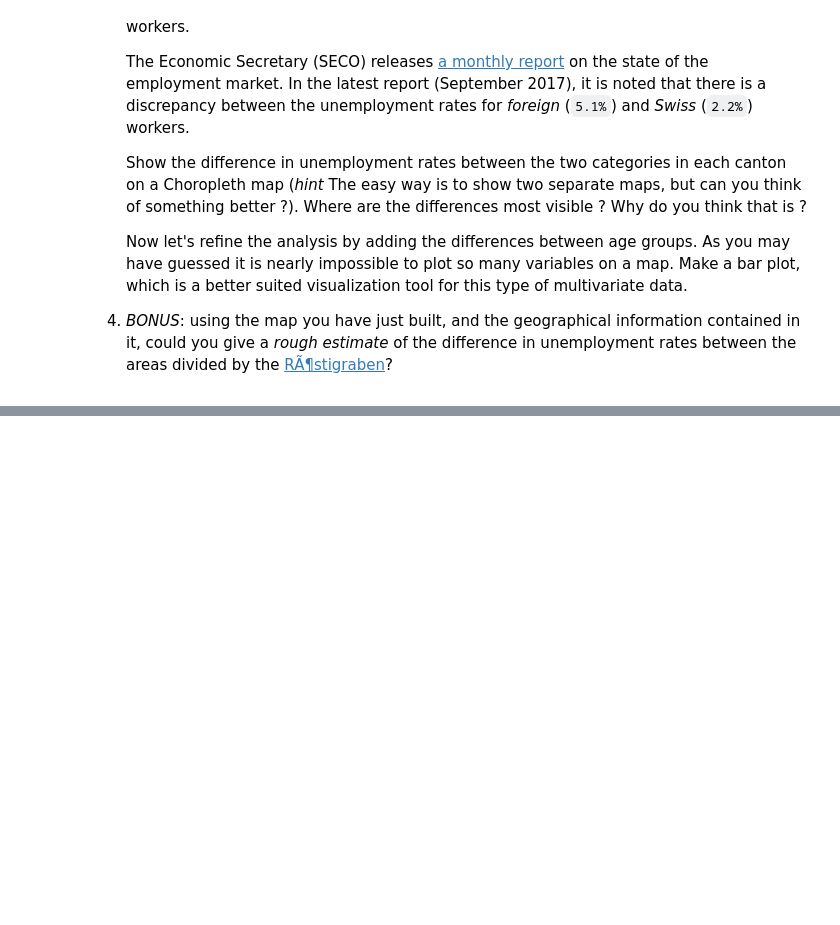
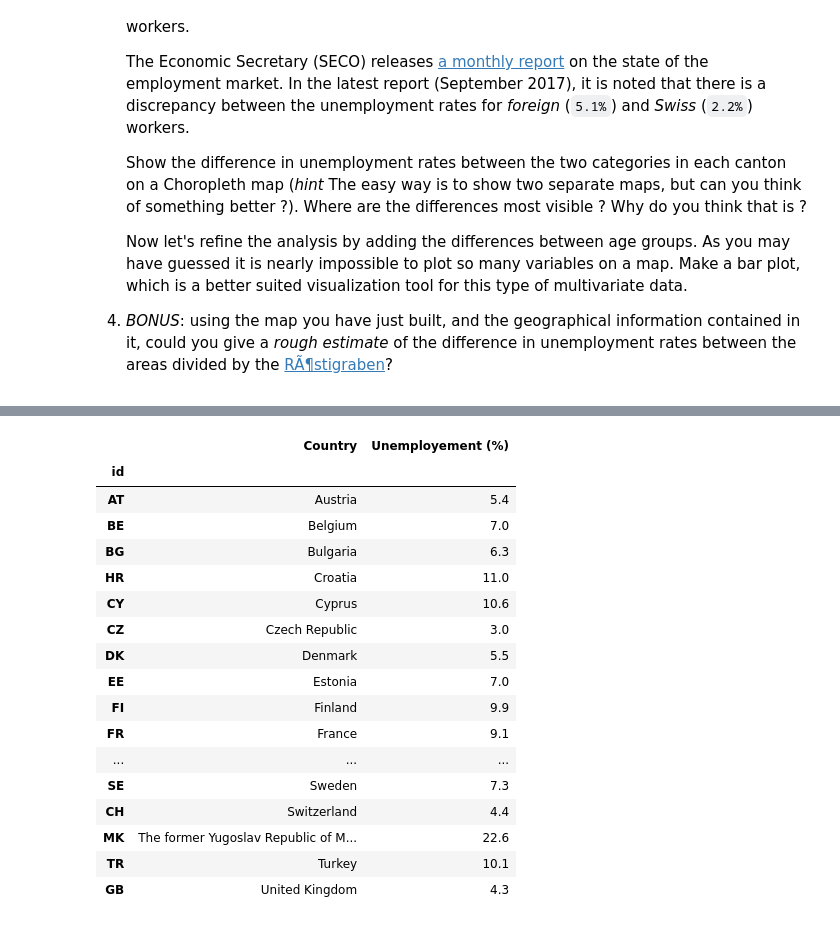
Before and after one commit to sbeuret/ADAProject_Bacsa_Beuret_Santarelli, a Jupyter notebook: 03 - Interactive Viz/Homework3.ipynb, the cells around one changed output, grey strips where cells are left out. Cells and saved outputs as stored; diff of their text form; code cells hidden in the pictures; blank space fills up the shorter version.

```diff
--- a/03 - Interactive Viz/Homework3.ipynb
+++ b/03 - Interactive Viz/Homework3.ipynb
@@ -71,32 +75,51 @@ EU_DATA_FOLDER=DATA_FOLDER + '/LFS-quaterly-TotalUnemployment'
 urgan_data = pd.read_excel(EU_DATA_FOLDER + '/lfsq_urgan-2.xls', sheetname='Data', header=11);
 
 #keep most recent unemployement rates i.e. from second quarter of 2017
 urgan = urgan_data[['GEO/TIME','2017Q2']]
 
 #drop  Europe stats + ":"+"nan" + Sepcial values
 urgan= urgan.drop([0,1,2,3,4,5,41,39,40],axis=0)
 #change columns name
 urgan= urgan.rename(columns={'GEO/TIME': 'Country', '2017Q2': 'Unemployement (%)'})
 
 #change countries name to merge with the topojson data later
 urgan = urgan.set_value(10,'Country','Germany')
 urgan = urgan.set_value(37,'Country','The former Yugoslav Republic of Macedonia')
 
 #create data frame with countries id  and names from the topo
 topo= pd.read_json('./topojson/europe.topojson.json',typ= 'series')
 eu_topo= pd.DataFrame(topo['objects']['europe']['geometries'])
 #get ids and names
 countries_id=eu_topo['id']
 countries_name=pd.DataFrame(list(eu_topo['properties'].values))
 #create df with id and name
 eu_code=pd.DataFrame()
 eu_code['id']=countries_id
 eu_code['Country']=countries_name['NAME']
 eu_code =eu_code.sort_values('Country')
 eu_code.head(100)
 
 #merge ids and unemployement rates using the country's name
-urgan = pd.merge(eu_code,urgan_recent, 'inner')
+urgan = pd.merge(eu_code,urgan, 'inner')
 urgan = urgan.set_index('id')
 urgan
+# %% [output]
+|  | Country | Unemployement (%) |
+| id |  |  |
+| AT | Austria | 5.4 |
+| BE | Belgium | 7.0 |
+| BG | Bulgaria | 6.3 |
+| HR | Croatia | 11.0 |
+| CY | Cyprus | 10.6 |
+| CZ | Czech Republic | 3.0 |
+| DK | Denmark | 5.5 |
+| EE | Estonia | 7.0 |
+| FI | Finland | 9.9 |
+| FR | France | 9.1 |
+| ... | ... | ... |
+| SE | Sweden | 7.3 |
+| CH | Switzerland | 4.4 |
+| MK | The former Yugoslav Republic of M... | 22.6 |
+| TR | Turkey | 10.1 |
+| GB | United Kingdom | 4.3 |
 # %%
```
Also changed, not shown: parts of 4 cells of this notebook.
